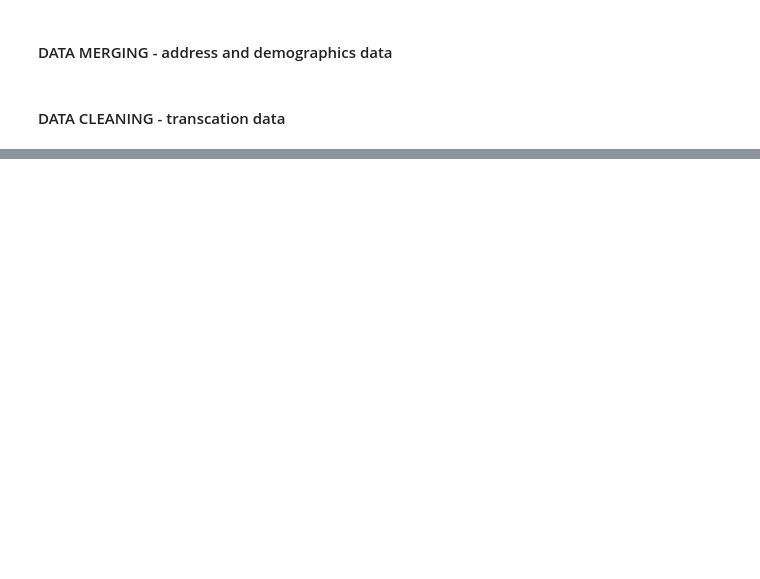
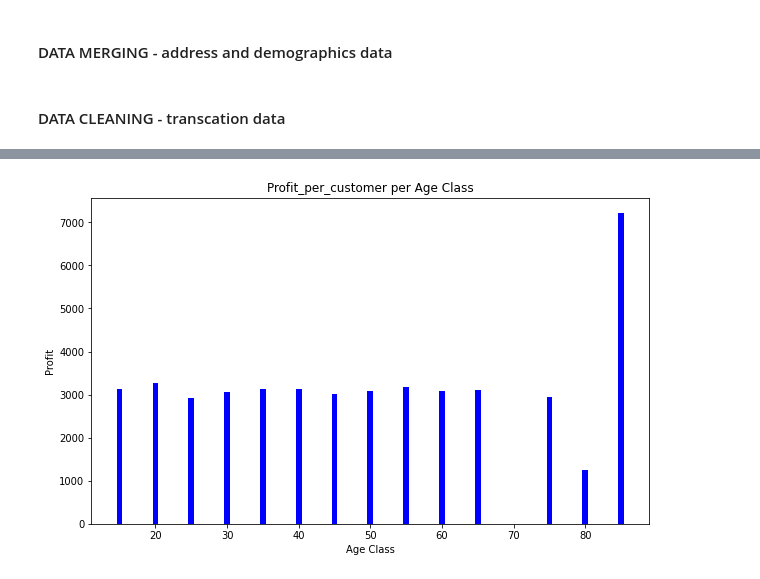
Before and after one commit to gilbertxvictor/Portfolio, a Jupyter notebook: KPMG/TASK 2/TASK2.ipynb, the cells around one changed output, grey strips where cells are left out. Saved outputs shown, nothing was run; the diff lists cells and outputs as text; code cells hidden in the pictures; blank space fills up the shorter version.

```diff
--- a/KPMG/TASK 2/TASK2.ipynb
+++ b/KPMG/TASK 2/TASK2.ipynb
@@ -235,0 +239,16 @@ transcMetrics = trans_cleaned.groupby('customer_id').agg({'profit' : ['sum', 'me
+# %%
+a = trans_cleaned.merge(cusDemo_cleaned, how = "inner", on = "customer_id")
+a1 = a.groupby('AgeClass').agg({'profit' : ['sum'] , "customer_id" : 'nunique'})
+
+a1.columns = ['total_profit', 'unique_customers']
+a1['profit_per_customer'] = a1['total_profit'] / a1['unique_customers']
+# Plotting the bar chart using seaborn
+plt.figure(figsize=(10, 6))
+plt.bar(a1.index, a1['profit_per_customer'], color='blue')
+plt.title('Profit_per_customer per Age Class')
+plt.xlabel('Age Class')
+plt.ylabel('Profit')
+#plt.ylim(2900, 3200)
+plt.show()
+# %% [output]
+[figure, added]
```
Also changed, not shown: parts of 12 cells of this notebook.
